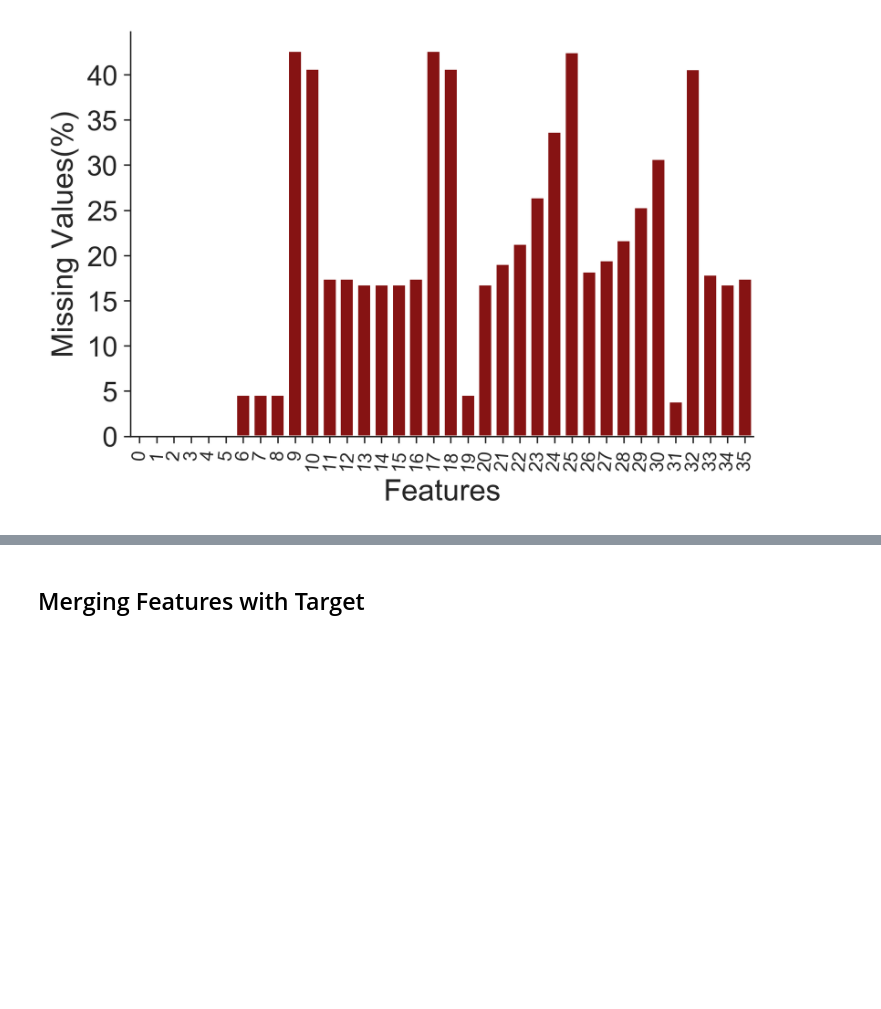
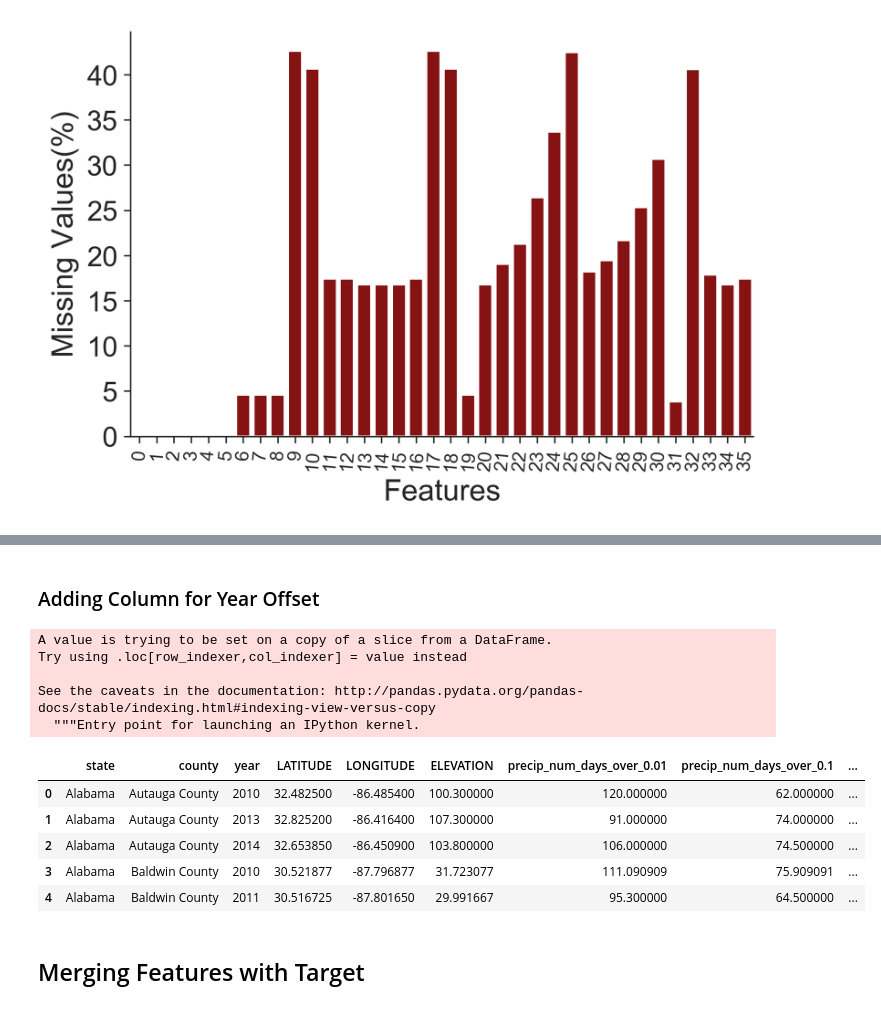
Before and after one commit to tcbonds/lyme-disease-classifier, a Jupyter notebook: 3_Cleaning_Features_and_Merging_with_Target.ipynb, the cells around one changed output, grey strips where cells are left out. Saved outputs shown, nothing was run; the diff lists cells and outputs as text; code cells hidden in the pictures; blank space fills up the shorter version.

```diff
--- a/3_Cleaning_Features_and_Merging_with_Target.ipynb
+++ b/3_Cleaning_Features_and_Merging_with_Target.ipynb
@@ -258,6 +268,27 @@ avg_daily_temp_year           0.0
 avg_daily_max_temp            0.0
 avg_daily_min_temp            0.0
 dtype: float64
+# %% [markdown]
+### Adding Column for Year Offset
+# %%
+# Adding a column of the next year for merging
+# This is because we need to use the previous year's
+# data to predict that year and thus, the one year offset.
+
+features['next_year'] = features['year'] + 1
+features.head()
+# %% [output]
+A value is trying to be set on a copy of a slice from a DataFrame.
+Try using .loc[row_indexer,col_indexer] = value instead
+
+See the caveats in the documentation: http://pandas.pydata.org/pandas-docs/stable/indexing.html#indexing-view-versus-copy
+  """Entry point for launching an IPython kernel.
+|  | state | county | year | LATITUDE | LONGITUDE | ELEVATION | precip_num_days_over_0.01 | precip_num_days_over_0.1 | ... |
+| 0 | Alabama | Autauga County | 2010 | 32.482500 | -86.485400 | 100.300000 | 120.000000 | 62.000000 | ... |
+| 1 | Alabama | Autauga County | 2013 | 32.825200 | -86.416400 | 107.300000 | 91.000000 | 74.000000 | ... |
+| 2 | Alabama | Autauga County | 2014 | 32.653850 | -86.450900 | 103.800000 | 106.000000 | 74.500000 | ... |
+| 3 | Alabama | Baldwin County | 2010 | 30.521877 | -87.796877 | 31.723077 | 111.090909 | 75.909091 | ... |
+| 4 | Alabama | Baldwin County | 2011 | 30.516725 | -87.801650 | 29.991667 | 95.300000 | 64.500000 | ... |
 # %%
 # Pickling cleaned features DataFrame
 redo_pickle = False
```
Also changed, not shown: parts of 7 cells of this notebook.
